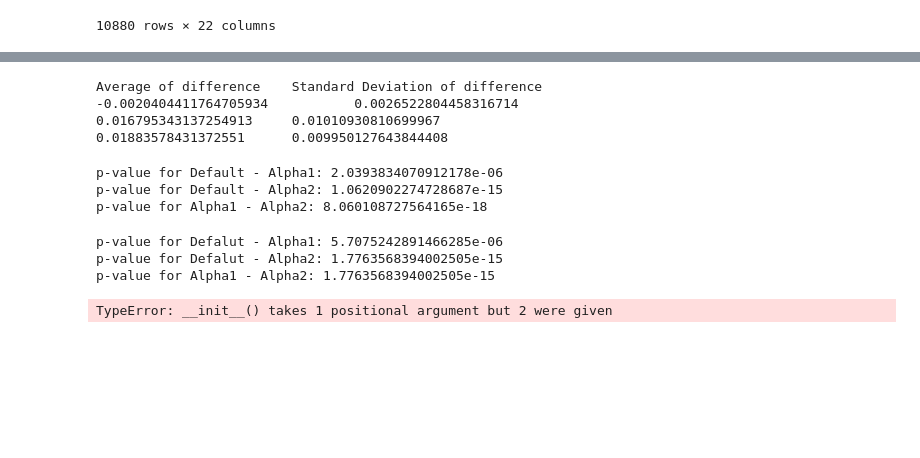
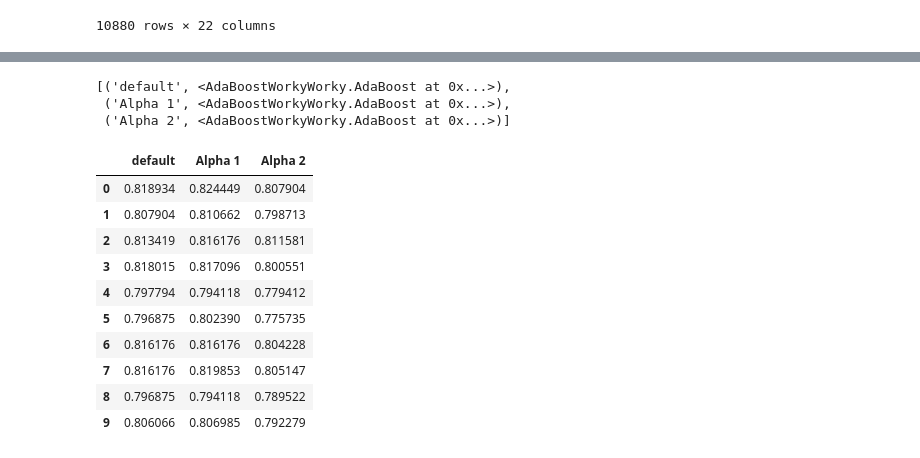
Before and after one commit to barbara-san/AdaBoost-Modifications-and-Performance-Analysis, a Jupyter notebook: Toni_Testing.ipynb, the cells around one changed output, grey strips where cells are left out. Saved outputs shown, nothing was run; the diff lists cells and outputs as text; code cells hidden in the pictures; blank space fills up the shorter version.

```diff
--- a/Toni_Testing.ipynb
+++ b/Toni_Testing.ipynb
@@ -134,61 +53,15 @@ Standard deviation for each method to calculate the alpha:
-# %%
-# differences between the results
-
-default_scores = np.array(scores[0])
-alpha1_scores = np.array(scores[1])
-alpha2_scores = np.array(scores[2])
-
-d_a1 = default_scores - alpha1_scores
-d_a2 = default_scores - alpha2_scores
-a1_a2 = alpha1_scores - alpha2_scores
-
-print("Average of difference \t Standard Deviation of difference")
-print(np.mean(d_a1), " \t", np.std(d_a1))
-print(np.mean(d_a2), " \t", np.std(d_a2))
-print(np.mean(a1_a2), " \t", np.std(a1_a2))
-# %% [output]
-Average of difference    Standard Deviation of difference
--0.0020404411764705934           0.0026522804458316714
-0.016795343137254913     0.01010930810699967
-0.01883578431372551      0.009950127643844408
-# %%
-# compare models using paired t-test
-
-t_test_d_a1 = ss.ttest_rel(default_scores, alpha1_scores) # --> returns tuple (statistic, p-value, df) --> we are mainly interested in the p-value
-t_test_d_a2 = ss.ttest_rel(default_scores, alpha2_scores)
-t_test_a1_a2 = ss.ttest_rel(alpha1_scores, alpha2_scores)
-
-print("p-value for Default - Alpha1:", t_test_d_a1[1])
-print("p-value for Default - Alpha2:", t_test_d_a2[1])
-print("p-value for Alpha1 - Alpha2:", t_test_a1_a2[1])
-# %% [output]
-p-value for Default - Alpha1: 2.0393834070912178e-06
-p-value for Default - Alpha2: 1.0620902274728687e-15
-p-value for Alpha1 - Alpha2: 8.060108727564165e-18
-# %%
-# compare models using wilcoxon signed rank test
-
-wilcox_d_a1 = ss.wilcoxon(default_scores, alpha1_scores) # --> returns tuple (statistic, p-value) --> we are mainly interested in the p-value
-wilcox_d_a2 = ss.wilcoxon(default_scores, alpha2_scores)
-wilcox_a1_a2 = ss.wilcoxon(alpha1_scores, alpha2_scores)
-
-print("p-value for Defalut - Alpha1:", wilcox_d_a1[1])
-print("p-value for Defalut - Alpha2:", wilcox_d_a2[1])
-print("p-value for Alpha1 - Alpha2:", wilcox_a1_a2[1])
-# %% [output]
-p-value for Defalut - Alpha1: 5.7075242891466285e-06
-p-value for Defalut - Alpha2: 1.7763568394002505e-15
-p-value for Alpha1 - Alpha2: 1.7763568394002505e-15
 # %%
 models = [
-    AdaBoost(0),
-    AdaBoost(1),
-    AdaBoost(2)
+    ("default", AdaBoost(0)),
+    ("Alpha 1", AdaBoost(1)),
+    ("Alpha 2", AdaBoost(2))
 ]
 
 models
 # %% [output]
-TypeError: __init__() takes 1 positional argument but 2 were given
+[('default', <AdaBoostWorkyWorky.AdaBoost at 0x...>),
+ ('Alpha 1', <AdaBoostWorkyWorky.AdaBoost at 0x...>),
+ ('Alpha 2', <AdaBoostWorkyWorky.AdaBoost at 0x...>)]
 # %%
 # run cross-validation on an algorithm
 
@@ -205,6 +78,22 @@ def run_cv(X,y,algs,nfolds=10):
             results[algo_name].append(accuracy_score(y_test, y_pred))
     results_df = pd.DataFrame.from_dict(results)
     return results_df
+# %%
+results = run_cv(X, y, models)
+
+results
+# %% [output]
+|  | default | Alpha 1 | Alpha 2 |
+| 0 | 0.818934 | 0.824449 | 0.807904 |
+| 1 | 0.807904 | 0.810662 | 0.798713 |
+| 2 | 0.813419 | 0.816176 | 0.811581 |
+| 3 | 0.818015 | 0.817096 | 0.800551 |
+| 4 | 0.797794 | 0.794118 | 0.779412 |
+| 5 | 0.796875 | 0.802390 | 0.775735 |
+| 6 | 0.816176 | 0.816176 | 0.804228 |
+| 7 | 0.816176 | 0.819853 | 0.805147 |
+| 8 | 0.796875 | 0.794118 | 0.789522 |
+| 9 | 0.806066 | 0.806985 | 0.792279 |
 # %%
 # Plot the results using a box plot
 
```
Also changed, not shown: parts of 10 cells of this notebook, 1 other file.
